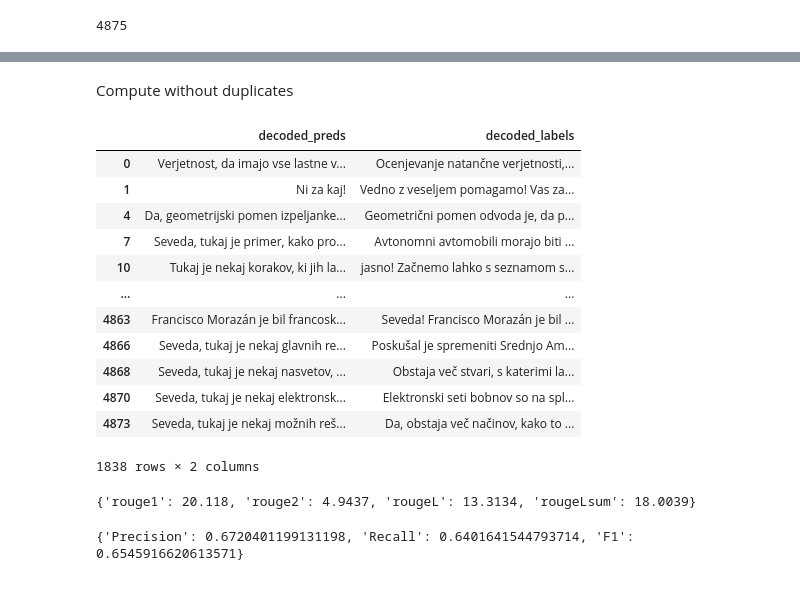
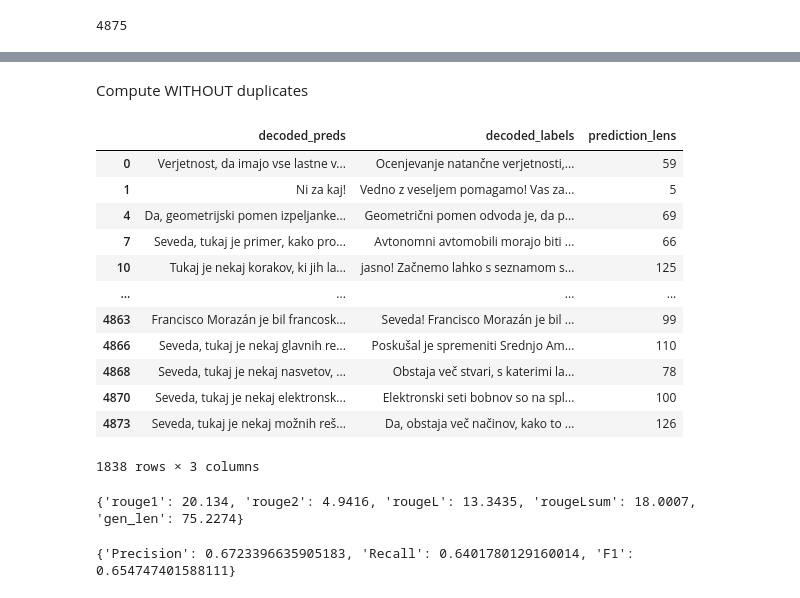
Before and after one commit to UL-FRI-NLP-Course-2022-23/nlp-course-vlr-hsj, a Jupyter notebook: notebooks/evaluation/t5_evaluation.ipynb, the cells around one changed output, grey strips where cells are left out. Drawn from its saved outputs; the diff is of its cells as text; code cells hidden in the pictures.

```diff
--- a/notebooks/evaluation/t5_evaluation.ipynb
+++ b/notebooks/evaluation/t5_evaluation.ipynb
@@ -207,5 +205,6 @@ len(decoded_labels)
 # load the results obtained earlier to not have to generate them again as it takes a long time
 result_data = pd.read_csv(f"../../data/t5_results/prompt_reply_pairs_generated_{model_name}.csv", sep=";")
 decoded_preds = result_data["generated"].to_list()
-len(decoded_preds)
+prediction_lens = result_data["token_prediction_len"].to_list()
+len(decoded_preds), len(prediction_lens)
 # %% [output]
@@ -213,4 +212,4 @@ len(decoded_preds)
 # %%
-quantitative_data = pd.DataFrame({"decoded_preds": decoded_preds, "decoded_labels": decoded_labels})
+quantitative_data = pd.DataFrame({"decoded_preds": decoded_preds, "decoded_labels": decoded_labels, "prediction_lens": prediction_lens})
 quantitative_data
 # %% [output]
@@ -244,32 +243,33 @@ Warning: Empty reference sentence detected; setting recall to be 0.
 # %% [markdown]
-Compute without duplicates
+Compute WITHOUT duplicates
 # %%
 quantitative_data = quantitative_data.drop_duplicates(subset=["decoded_preds"])
 display(quantitative_data)
 decoded_preds = quantitative_data["decoded_preds"].to_list()
 decoded_labels = quantitative_data["decoded_labels"].to_list()
+prediction_lens = quantitative_data["prediction_lens"].to_list()
 # %% [output]
-|  | decoded_preds | decoded_labels |
-| 0 | Verjetnost, da imajo vse lastne v... | Ocenjevanje natančne verjetnosti,... |
-| 1 | Ni za kaj! | Vedno z veseljem pomagamo! Vas za... |
-| 4 | Da, geometrijski pomen izpeljanke... | Geometrični pomen odvoda je, da p... |
-| 7 | Seveda, tukaj je primer, kako pro... | Avtonomni avtomobili morajo biti ... |
-| 10 | Tukaj je nekaj korakov, ki jih la... | jasno! Začnemo lahko s seznamom s... |
-| ... | ... | ... |
-| 4863 | Francisco Morazán je bil francosk... | Seveda! Francisco Morazán je bil ... |
-| 4866 | Seveda, tukaj je nekaj glavnih re... | Poskušal je spremeniti Srednjo Am... |
-| 4868 | Seveda, tukaj je nekaj nasvetov, ... | Obstaja več stvari, s katerimi la... |
-| 4870 | Seveda, tukaj je nekaj elektronsk... | Elektronski seti bobnov so na spl... |
-| 4873 | Seveda, tukaj je nekaj možnih reš... | Da, obstaja več načinov, kako to ... |
+|  | decoded_preds | decoded_labels | prediction_lens |
+| 0 | Verjetnost, da imajo vse lastne v... | Ocenjevanje natančne verjetnosti,... | 59 |
+| 1 | Ni za kaj! | Vedno z veseljem pomagamo! Vas za... | 5 |
+| 4 | Da, geometrijski pomen izpeljanke... | Geometrični pomen odvoda je, da p... | 69 |
+| 7 | Seveda, tukaj je primer, kako pro... | Avtonomni avtomobili morajo biti ... | 66 |
+| 10 | Tukaj je nekaj korakov, ki jih la... | jasno! Začnemo lahko s seznamom s... | 125 |
+| ... | ... | ... | ... |
+| 4863 | Francisco Morazán je bil francosk... | Seveda! Francisco Morazán je bil ... | 99 |
+| 4866 | Seveda, tukaj je nekaj glavnih re... | Poskušal je spremeniti Srednjo Am... | 110 |
+| 4868 | Seveda, tukaj je nekaj nasvetov, ... | Obstaja več stvari, s katerimi la... | 78 |
+| 4870 | Seveda, tukaj je nekaj elektronsk... | Elektronski seti bobnov so na spl... | 100 |
+| 4873 | Seveda, tukaj je nekaj možnih reš... | Da, obstaja več načinov, kako to ... | 126 |
-1838 rows × 2 columns
+1838 rows × 3 columns
 # %%
-result_rouge = compute_rouge(decoded_preds, decoded_labels)
+result_rouge = compute_rouge(decoded_preds, decoded_labels, prediction_lens)
 print(result_rouge)
 # %% [output]
-{'rouge1': 20.118, 'rouge2': 4.9437, 'rougeL': 13.3134, 'rougeLsum': 18.0039}
+{'rouge1': 20.134, 'rouge2': 4.9416, 'rougeL': 13.3435, 'rougeLsum': 18.0007, 'gen_len': 75.2274}
 # %%
 result_bert = bert.compute(predictions=decoded_preds, references=decoded_labels, lang="sl")
 result_bert = {"Precision": np.array(result_bert["precision"]).mean(), "Recall": np.array(result_bert["recall"]).mean(), "F1": np.array(result_bert["f1"]).mean()}
 print(result_bert)
 # %% [output]
-{'Precision': 0.6720401199131198, 'Recall': 0.6401641544793714, 'F1': 0.6545916620613571}
+{'Precision': 0.6723396635905183, 'Recall': 0.6401780129160014, 'F1': 0.654747401588111}
```
Also changed, not shown: parts of 9 cells of this notebook, 2 other files.
